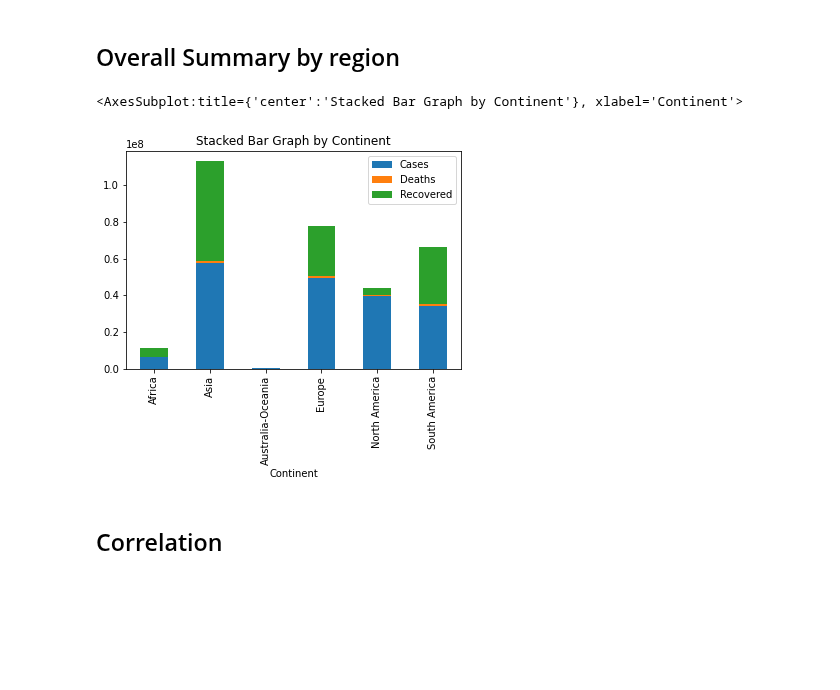
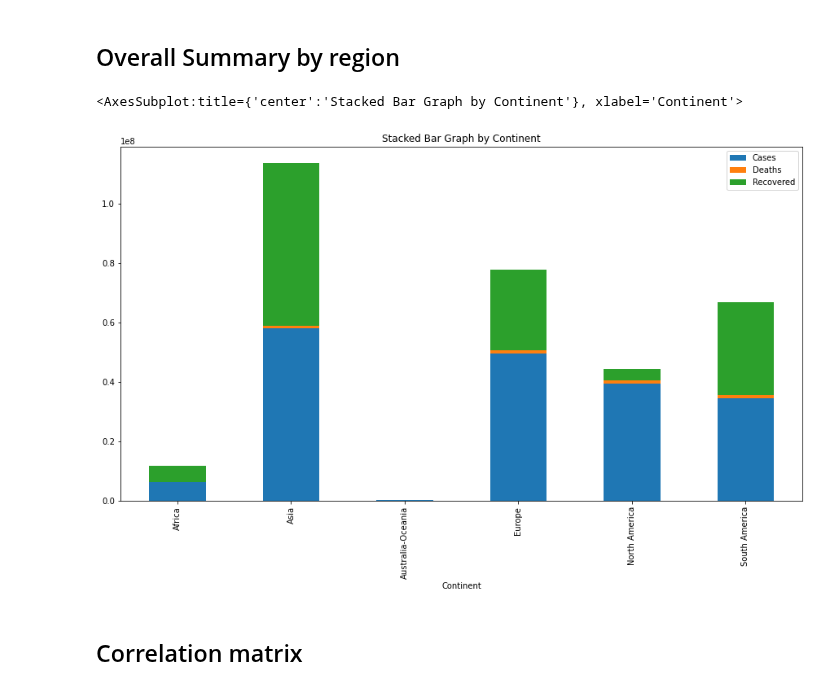
Before and after one commit to cgardner1388/capstoneproject1, a Jupyter notebook: Team1_Covid_Vaccination_Analysis_visual_main.ipynb, the cells around one changed output. Cells and saved outputs as stored; diff of their text form; code cells hidden in the pictures; blank space fills up the shorter version.

```diff
--- a/Team1_Covid_Vaccination_Analysis_visual_main.ipynb
+++ b/Team1_Covid_Vaccination_Analysis_visual_main.ipynb
@@ -248,7 +248,7 @@ vc = []
 
 for i in range(len(vaccination1)):
     c = vaccination1[i]['country']
-    vc.append(vaccination1[i]['timeline']['7/29/21'])
+    vc.append(vaccination1[i]['timeline']['7/30/21'])
 
     country.append(c)
 
@@ -563,10 +572,10 @@ plt.show()
 # %%
 
 CCR = region[['Continent','Cases','Deaths','Recovered']]
 CCR.plot(x='Continent', kind='bar', stacked=True,
-        title='Stacked Bar Graph by Continent')
+        title='Stacked Bar Graph by Continent', figsize=(15, 8))
 # %% [output]
 <AxesSubplot:title={'center':'Stacked Bar Graph by Continent'}, xlabel='Continent'>
-[figure, old version]
+[figure, new version]
 # %% [markdown]
-## Correlation
+## Correlation matrix
```
Also changed, not shown: parts of 30 cells of this notebook.
